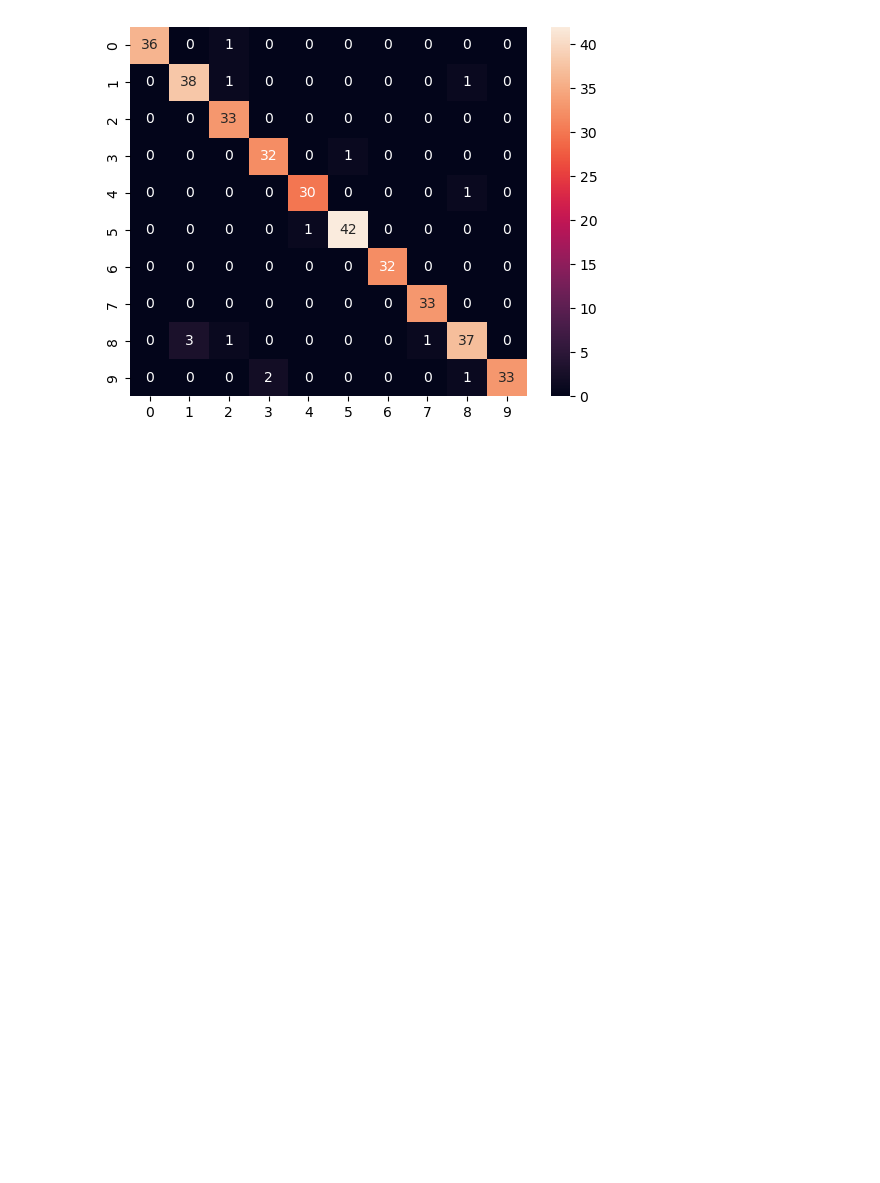
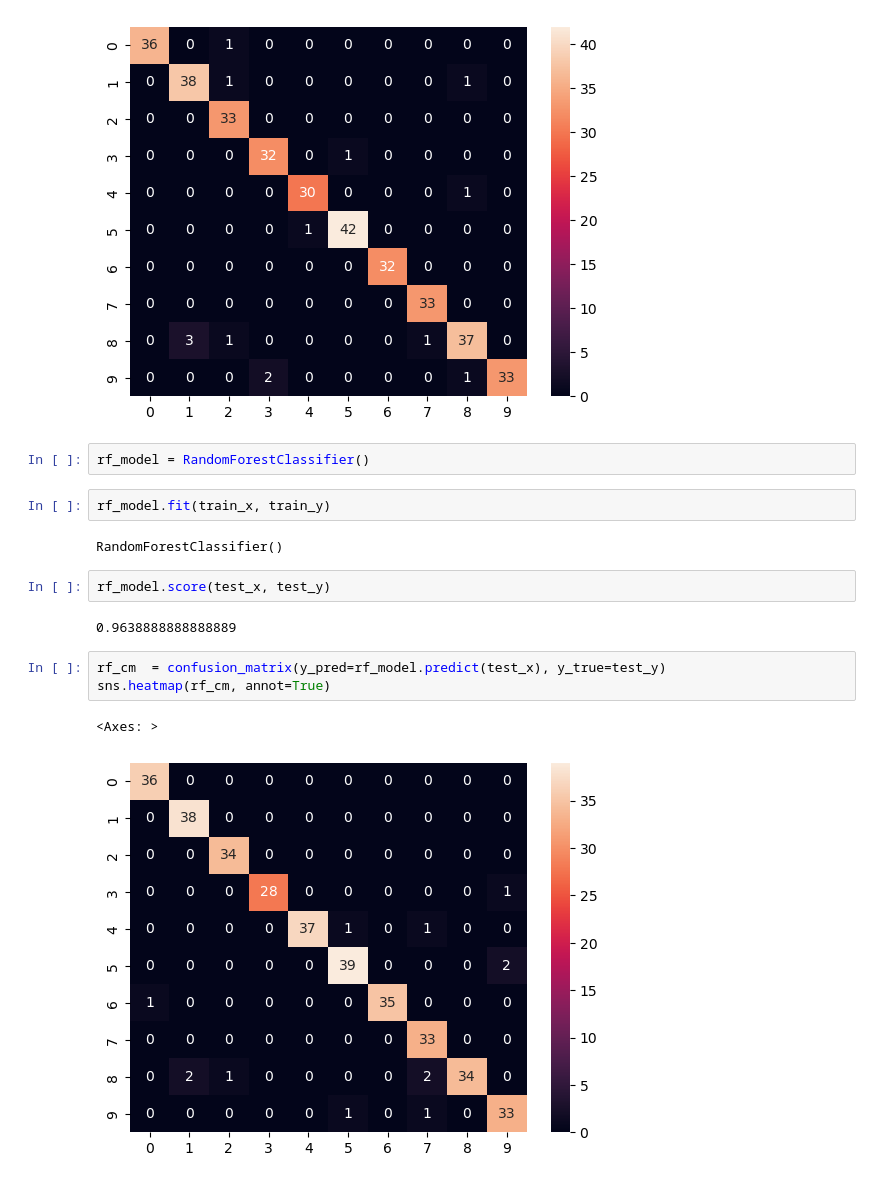
Before and after one commit to itsmevishnu/python, a Jupyter notebook: classifcation.ipynb, the cells around one changed output. Saved outputs shown, nothing was run; the diff lists cells and outputs as text; blank space fills up the shorter version.

```diff
--- a/classifcation.ipynb
+++ b/classifcation.ipynb
@@ -92,3 +93,19 @@ sns.heatmap(cm, annot=True)
 # %% [output]
 <Axes: >
 [figure]
+# %%
+rf_model = RandomForestClassifier()
+# %%
+rf_model.fit(train_x, train_y)
+# %% [output]
+RandomForestClassifier()
+# %%
+rf_model.score(test_x, test_y)
+# %% [output]
+0.9638888888888889
+# %%
+rf_cm  = confusion_matrix(y_pred=rf_model.predict(test_x), y_true=test_y)
+sns.heatmap(rf_cm, annot=True)
+# %% [output]
+<Axes: >
+[figure, added]
```
Also changed, not shown: parts of 1 cell of this notebook, 1 other file.
